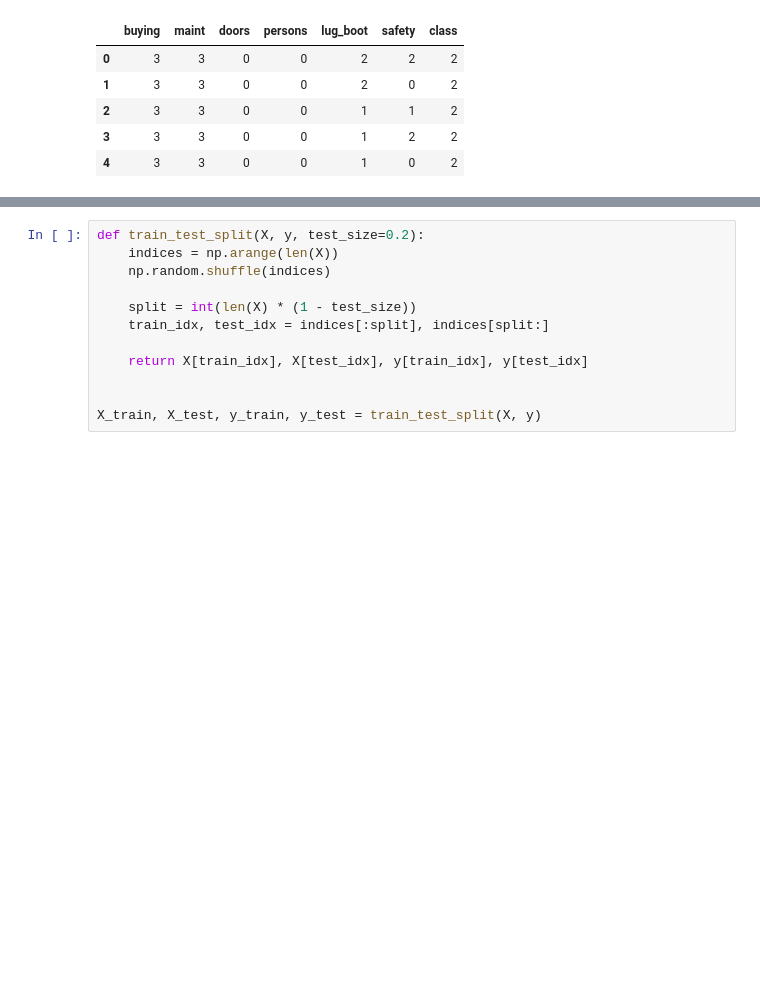
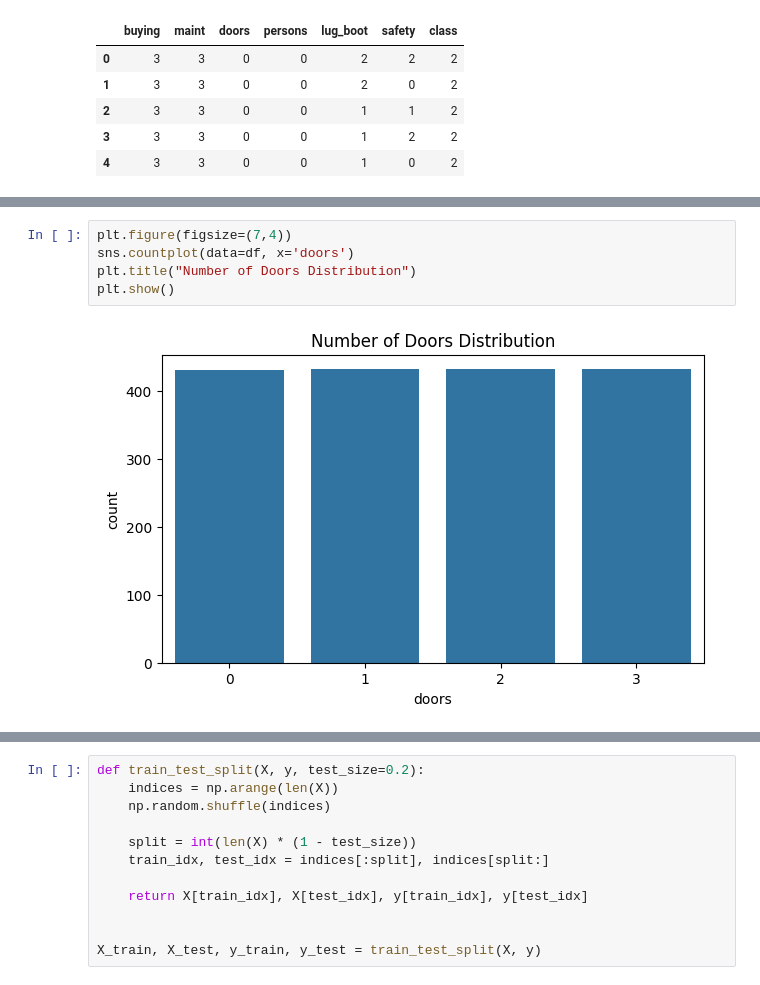
Before and after one commit to abiyosodnr/car-evaluation-naive-bayes, a Jupyter notebook: naive_bayes_modeling.ipynb, the cells around one changed output, grey strips where cells are left out. Drawn from its saved outputs; the diff is of its cells as text; blank space fills up the shorter version.

```diff
--- a/naive_bayes_modeling.ipynb
+++ b/naive_bayes_modeling.ipynb
@@ -92,0 +109,7 @@ df.head()
+# %%
+plt.figure(figsize=(7,4))
+sns.countplot(data=df, x='doors')
+plt.title("Number of Doors Distribution")
+plt.show()
+# %% [output]
+[figure, added]
```
Also changed, not shown: parts of 5 cells of this notebook.
